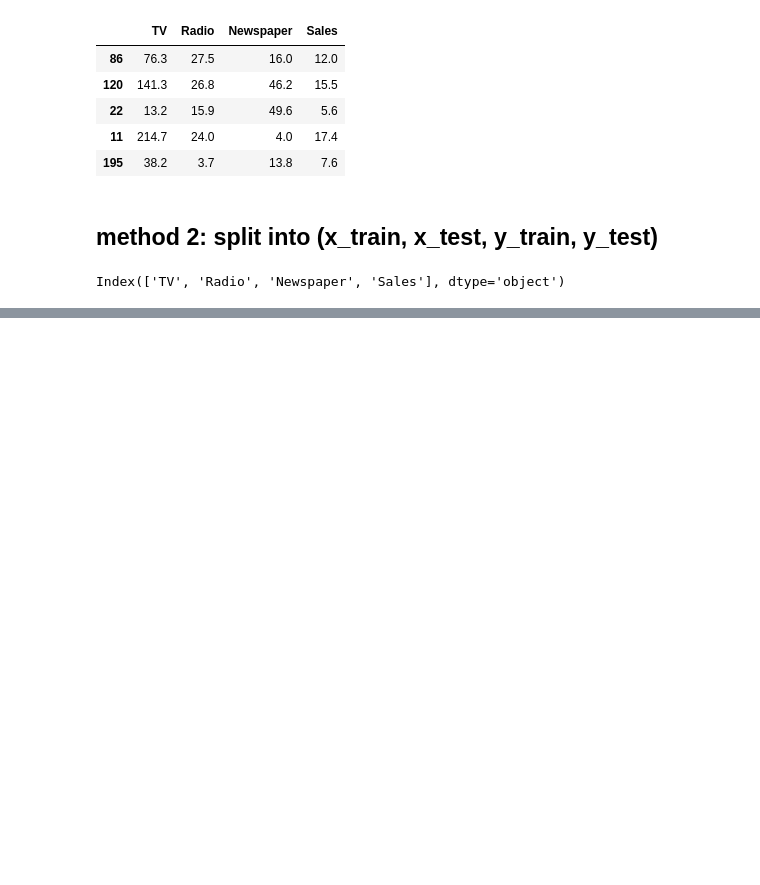
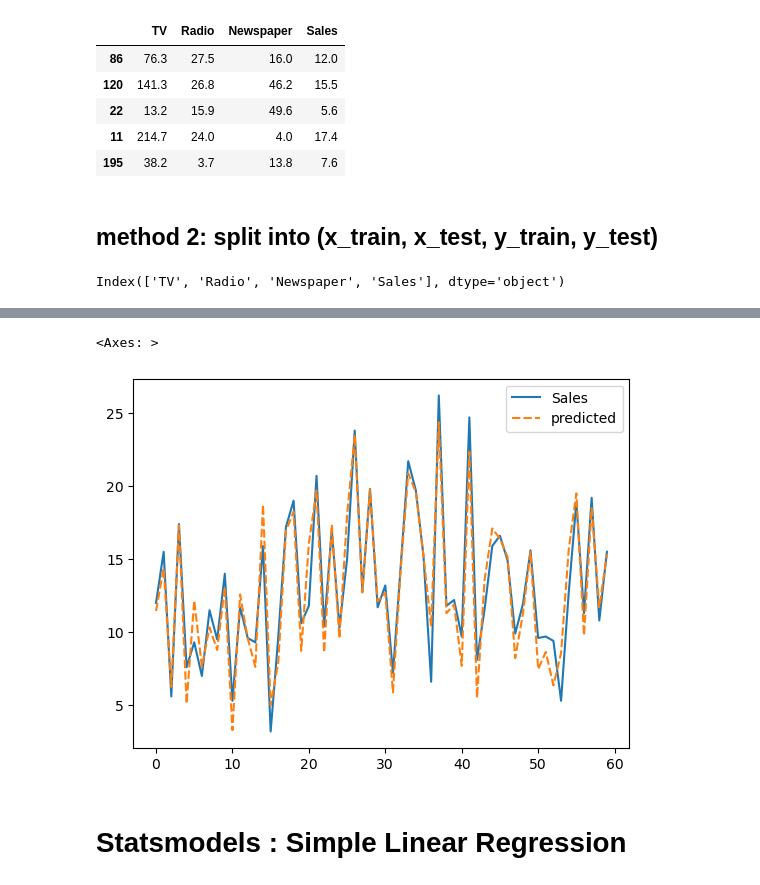
Before and after one commit to kritchaiT/sklearn_study, a Jupyter notebook: 4_sklearn_trainig_testing_split.ipynb, the cells around one changed output, grey strips where cells are left out. Saved outputs shown, nothing was run; the diff lists cells and outputs as text; code cells hidden in the pictures; blank space fills up the shorter version.

```diff
--- a/4_sklearn_trainig_testing_split.ipynb
+++ b/4_sklearn_trainig_testing_split.ipynb
@@ -61,0 +113,3 @@ Index(['TV', 'Radio', 'Newspaper', 'Sales'], dtype='object')
+# %%
+model = LinearRegression()
+model
@@ -61,0 +118,2 @@ Index(['TV', 'Radio', 'Newspaper', 'Sales'], dtype='object')
+# %%
+model.fit(x_train, y_train) # passing train data to the trained object
@@ -61,0 +196,4 @@ Index(['TV', 'Radio', 'Newspaper', 'Sales'], dtype='object')
+# %%
+# now try using the test data to predict
+y_hattest = model.predict(x_test)
+y_hattest
@@ -61,0 +213,4 @@ Index(['TV', 'Radio', 'Newspaper', 'Sales'], dtype='object')
+# %%
+train_test = pd.concat([x_test, y_test], axis='columns')
+dct = pd.concat([train_test.reset_index(), pd.Series(y_hattest, name='predicted')], axis='columns')
+dct.head() # reset index is to let the previous index as a param
@@ -61,0 +237,7 @@ Index(['TV', 'Radio', 'Newspaper', 'Sales'], dtype='object')
+# %%
+sns.lineplot(data=dct[['Sales', 'predicted']])
+# %% [output]
+<Axes: >
+[figure, added]
+# %% [markdown]
+# Statsmodels : Simple Linear Regression
```
Also changed, not shown: parts of 28 cells of this notebook, 1 other file.
